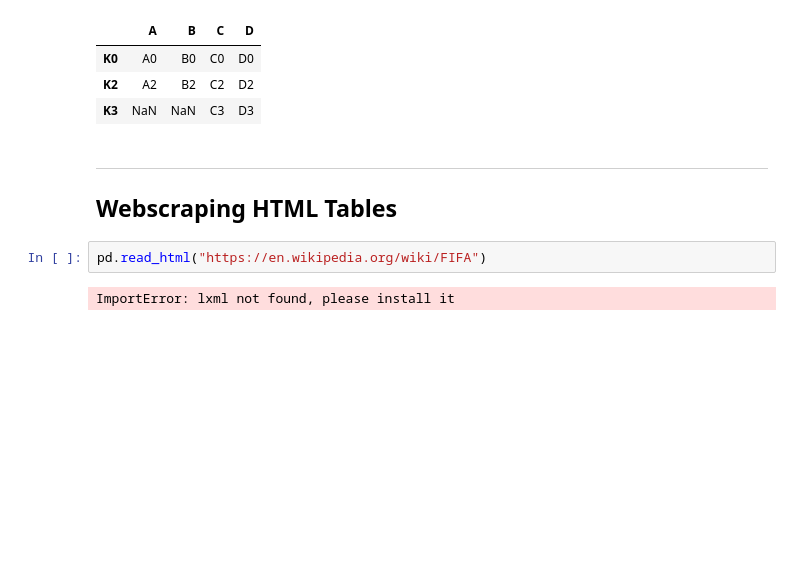
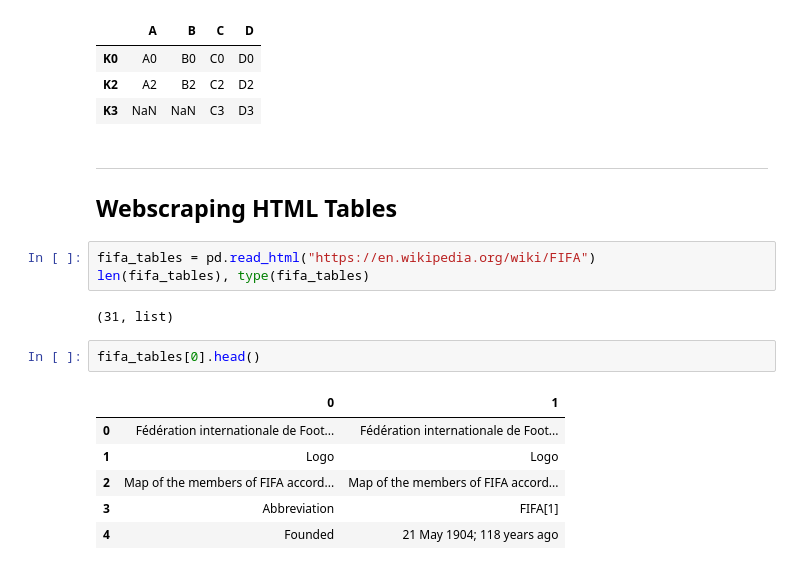
Before and after one commit to Rufshod/Databehandling-Alexander-Andersson, a Jupyter notebook: Code-alongs/L3_merging.ipynb, the cells around one changed output. Saved outputs shown, nothing was run; the diff lists cells and outputs as text; blank space fills up the shorter version.

```diff
--- a/Code-alongs/L3_merging.ipynb
+++ b/Code-alongs/L3_merging.ipynb
@@ -276,6 +285,16 @@ left.join(right, how= "right")
 ----
 ## Webscraping HTML Tables
 # %%
-pd.read_html("https://en.wikipedia.org/wiki/FIFA")
+fifa_tables = pd.read_html("https://en.wikipedia.org/wiki/FIFA")
+len(fifa_tables), type(fifa_tables)
 # %% [output]
-ImportError: lxml not found, please install it
+(31, list)
+# %%
+fifa_tables[0].head()
+# %% [output]
+|  | 0 | 1 |
+| 0 | Fédération internationale de Foot... | Fédération internationale de Foot... |
+| 1 | Logo | Logo |
+| 2 | Map of the members of FIFA accord... | Map of the members of FIFA accord... |
+| 3 | Abbreviation | FIFA[1] |
+| 4 | Founded | 21 May 1904; 118 years ago |
```
Also changed, not shown: parts of 5 cells of this notebook.
